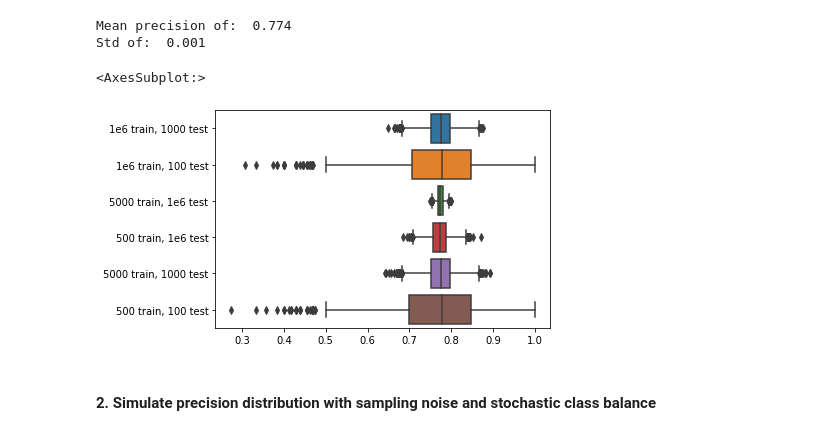
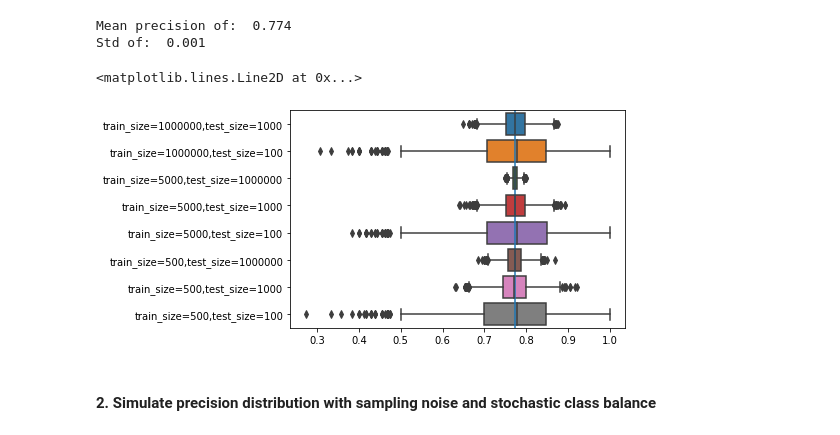
Before and after one commit to RUrlus/ModelMetricUncertaintyResearch, a Jupyter notebook: notebooks/Coen experiments/CM experiments.ipynb, the cells around one changed output. Saved outputs shown, nothing was run; the diff lists cells and outputs as text; code cells hidden in the pictures.

```diff
--- a/notebooks/Coen experiments/CM experiments.ipynb
+++ b/notebooks/Coen experiments/CM experiments.ipynb
@@ -132,11 +170,11 @@ params = {
 combis = list(it.product(*params.values()))
 combis[0] = (int(1e6), int(1e6), 100) # Smaller n_runs value for huge train and test
 
-results = {}
+results_smpl = {}
 keys = list(params)
 for values in combis:
     result_key = ','.join(['='.join([p, str(v)]) for p, v in zip(list(params)[:2], values[:2])])
-    results[result_key] = sim_CMs(**dict(zip(params, values)))
+    results_smpl[result_key] = sim_CMs(**dict(zip(params, values)))
 
 with open('exp1_sampling_noise_cm.pkl', 'wb') as f:
-    pkl.dump(results, f)
+    pkl.dump(results_smpl, f)
@@ -212,14 +192,12 @@ precs3_1 = sim_precisions(
-# %%
-df = pd.DataFrame({'1e6 train, 1000 test': precs1, '1e6 train, 100 test': precs1_1, '5000 train, 1e6 test': precs2, '500 train, 1e6 test': precs2_1,
-                   '5000 train, 1000 test': precs3, '500 train, 100 test': precs3_1})
-
-sns.boxplot(data=df, orient='h')
-
-# The test set appears to contribute to the variance most (for logistic regression). Interestingly, a limited size of the train set does not
-# seem to contribute much to the variance of the precision.
-# %% [output]
-<AxesSubplot:>
-[figure, removed]
+# %%
+precs_dict = {k: cms_to_precision(v) for k, v in results_smpl.items()}
+min_var = precs_dict.pop('train_size=1000000,test_size=1000000', None)
+# plt.boxplot(precs.values(),labels=precs.keys())
+sns.boxplot(data =pd.DataFrame(precs_dict), orient = 'h')
+plt.axvline(np.mean(min_var))
+# %% [output]
+<matplotlib.lines.Line2D at 0x...>
+[figure, added]
 # %% [markdown]
 #### 2. Simulate precision distribution with sampling noise and stochastic class balance
 # %%
```
Also changed, not shown: parts of 16 cells of this notebook.
